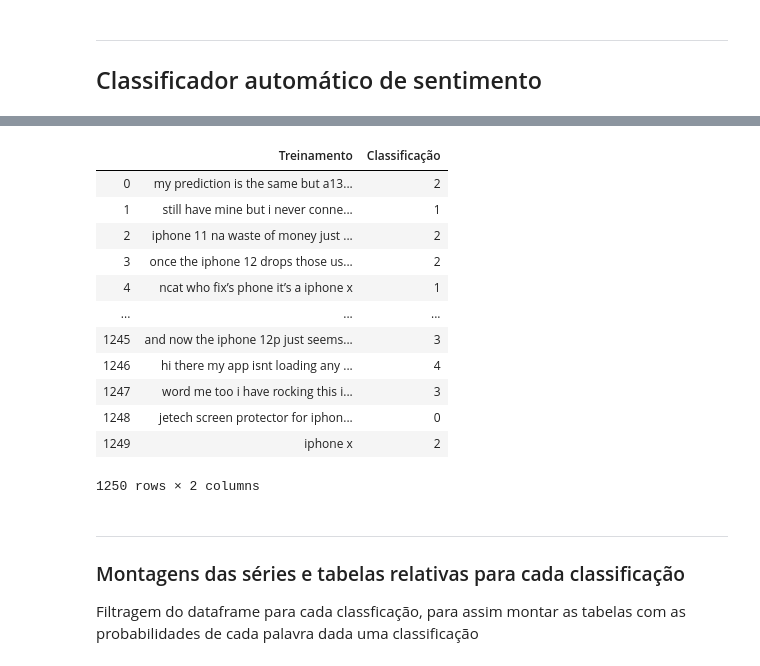
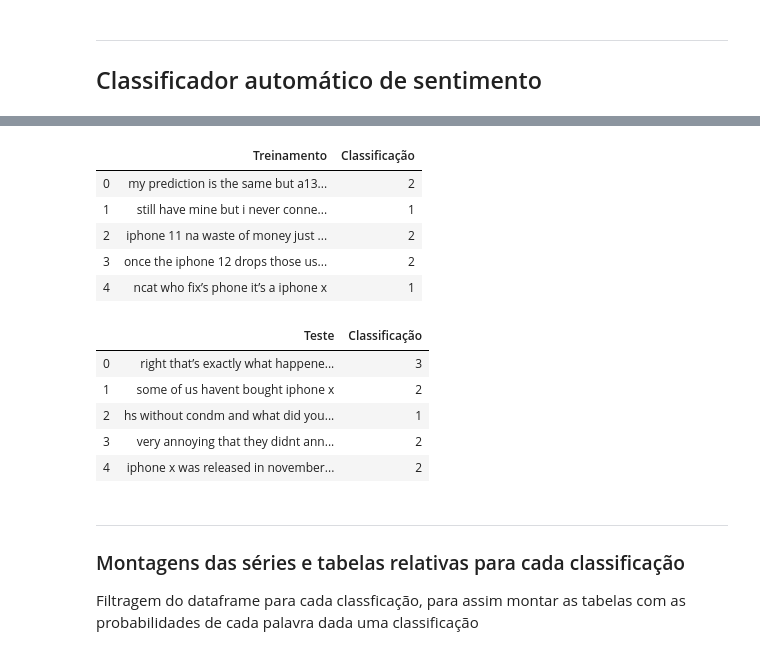
Before and after one commit to RodrigoGCoelhoo/P1_Twitter_CDados, a Jupyter notebook: Projeto1_Classificador_layout.ipynb, the cells around one changed output, grey strips where cells are left out. Saved outputs shown, nothing was run; the diff lists cells and outputs as text; code cells hidden in the pictures.

```diff
--- a/Projeto1_Classificador_layout.ipynb
+++ b/Projeto1_Classificador_layout.ipynb
@@ -88,21 +86,27 @@ train.head()
 # %%
-# Loop para realizar a limpeza
+# Loop para realizar a limpeza do treinamento
 for i in range(len(train)):
     train.at[i,'Treinamento'] = cleanup(train.Treinamento[i]).lower()
 
-train
+train.head()
 # %% [output]
 |  | Treinamento | Classificação |
 | 0 | my prediction is the same but a13... | 2 |
 | 1 | still have mine but i never conne... | 1 |
 | 2 | iphone 11 na waste of money just ... | 2 |
 | 3 | once the iphone 12 drops those us... | 2 |
 | 4 | ncat who fix’s phone it’s a iphone x | 1 |
-| ... | ... | ... |
-| 1245 | and now the iphone 12p just seems... | 3 |
-| 1246 | hi there my app isnt loading any ... | 4 |
-| 1247 | word me too i have rocking this i... | 3 |
-| 1248 | jetech screen protector for iphon... | 0 |
-| 1249 | iphone x | 2 |
-1250 rows × 2 columns
+# %%
+# Loop para realizar a limpeza do teste
+for i in range(len(test)):
+    test.at[i,'Teste'] = cleanup(test.Teste[i]).lower()
+
+test.head()
+# %% [output]
+|  | Teste | Classificação |
+| 0 | right that’s exactly what happene... | 3 |
+| 1 | some of us havent bought iphone x | 2 |
+| 2 | hs without condm and what did you... | 1 |
+| 3 | very annoying that they didnt ann... | 2 |
+| 4 | iphone x was released in november... | 2 |
 # %%
```
Also changed, not shown: parts of 24 cells of this notebook.
